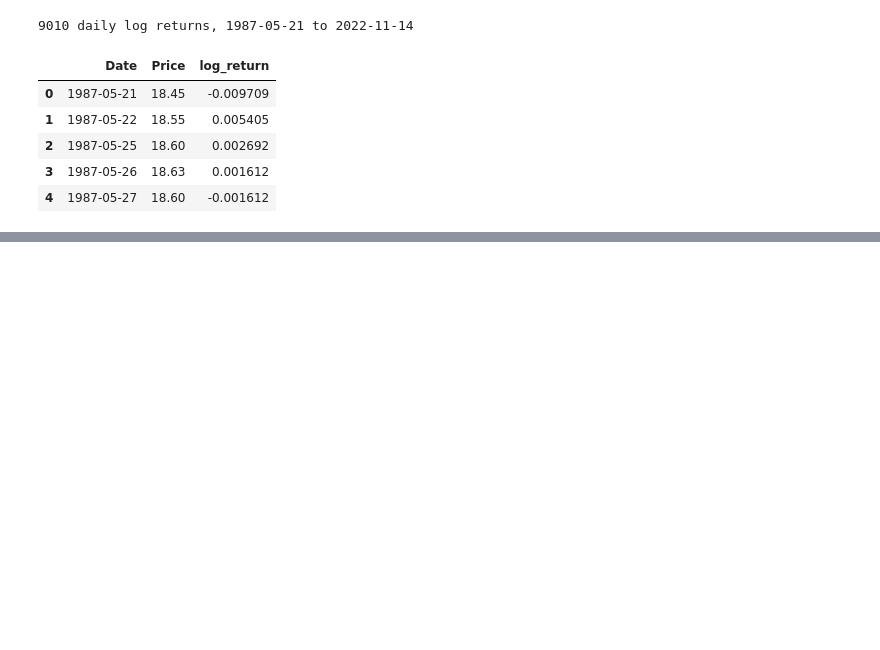
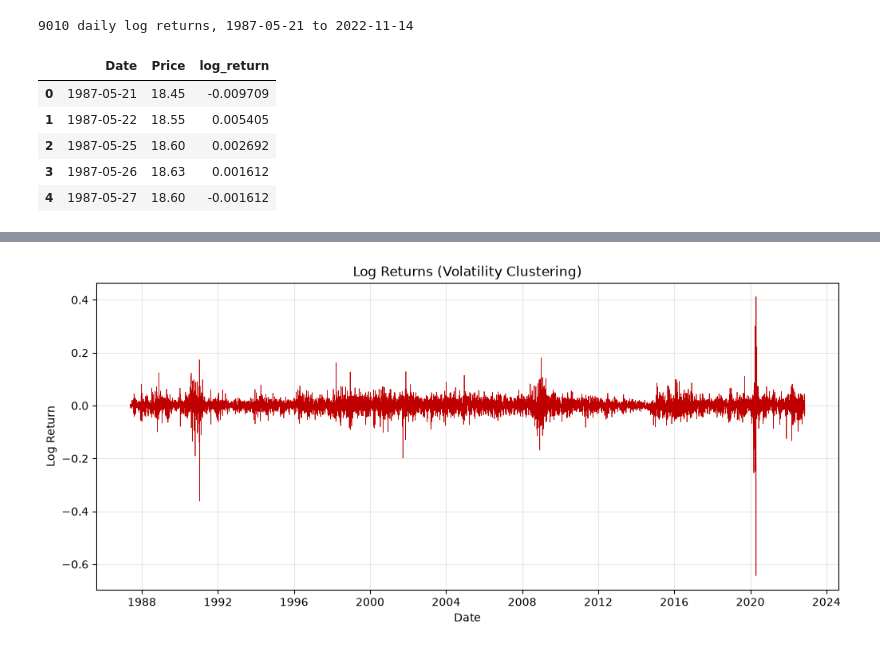
Before and after one commit to Sumeyahassen/brent-oil-change-point-analysis, a Jupyter notebook: backend/notebooks/changepoint_analysis.ipynb, the cells around one changed output, grey strips where cells are left out. Saved outputs shown, nothing was run; the diff lists cells and outputs as text; code cells hidden in the pictures; blank space fills up the shorter version.

```diff
--- a/backend/notebooks/changepoint_analysis.ipynb
+++ b/backend/notebooks/changepoint_analysis.ipynb
@@ -47,0 +56,8 @@ prices.head()
+# %%
+plt.plot(prices["Date"], prices["log_return"], linewidth=0.5, color="#C00000")
+plt.title("Log Returns (Volatility Clustering)")
+plt.xlabel("Date"); plt.ylabel("Log Return")
+plt.grid(alpha=0.3)
+plt.show()
+# %% [output]
+[figure, added]
```
Also changed, not shown: parts of 1 cell of this notebook.
